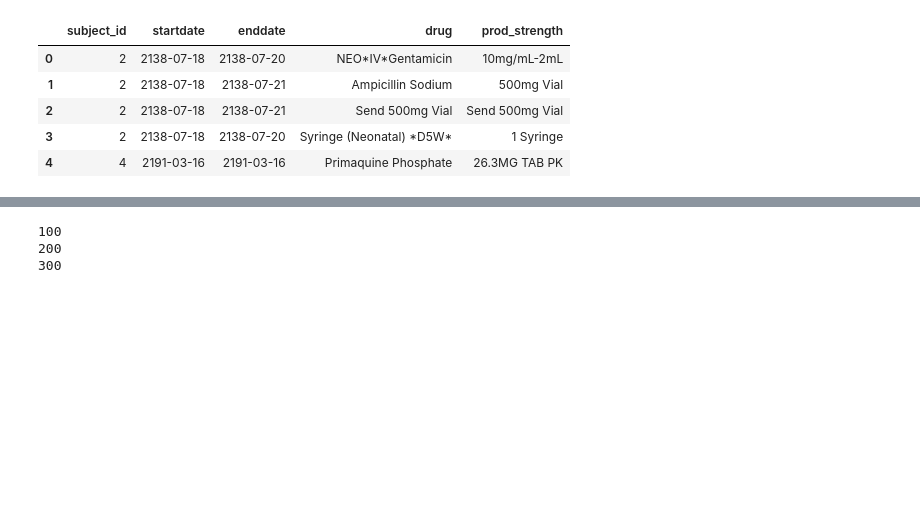
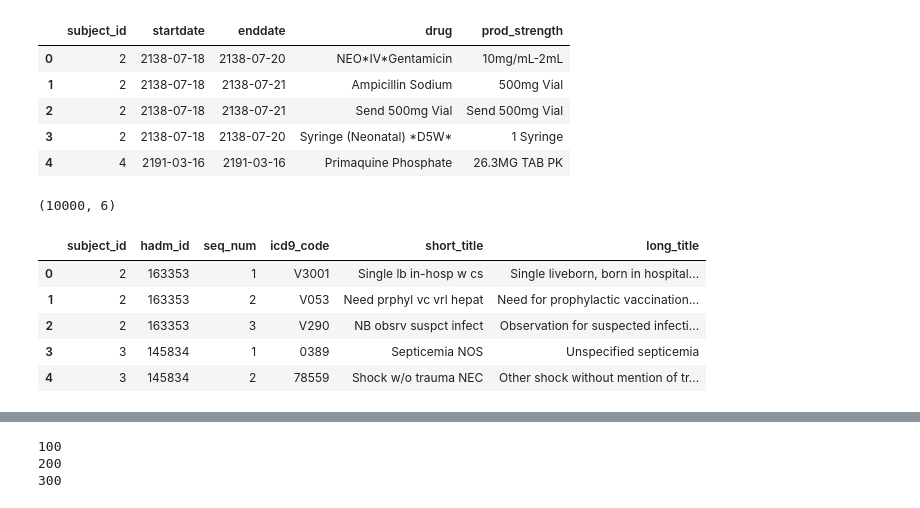
Before and after one commit to amin-nejad/mimic-text-generation, a Jupyter notebook: preprocess_discharge_summaries.ipynb, the cells around one changed output, grey strips where cells are left out. Cells and saved outputs as stored; diff of their text form; code cells hidden in the pictures; blank space fills up the shorter version.

```diff
--- a/preprocess_discharge_summaries.ipynb
+++ b/preprocess_discharge_summaries.ipynb
@@ -400,3 +425,25 @@ df_prescriptions.head()
 | 2 | 2 | 2138-07-18 | 2138-07-21 | Send 500mg Vial | Send 500mg Vial |
 | 3 | 2 | 2138-07-18 | 2138-07-20 | Syringe (Neonatal) *D5W* | 1 Syringe |
 | 4 | 4 | 2191-03-16 | 2191-03-16 | Primaquine Phosphate | 26.3MG TAB PK |
+# %%
+# diagnoses data
+
+df_diagnoses = pd.read_sql_query('''
+  SELECT d.subject_id, d.hadm_id, d.seq_num, d.icd9_code, icd.short_title, icd.long_title
+  FROM diagnoses_icd d
+  INNER JOIN d_icd_diagnoses icd
+  USING (icd9_code)
+  ORDER BY d.subject_id, d.seq_num
+  LIMIT 10000;
+''', cnx)
+
+print(df_diagnoses.shape)
+df_diagnoses.head()
+# %% [output]
+(10000, 6)
+|  | subject_id | hadm_id | seq_num | icd9_code | short_title | long_title |
+| 0 | 2 | 163353 | 1 | V3001 | Single lb in-hosp w cs | Single liveborn, born in hospital... |
+| 1 | 2 | 163353 | 2 | V053 | Need prphyl vc vrl hepat | Need for prophylactic vaccination... |
+| 2 | 2 | 163353 | 3 | V290 | NB obsrv suspct infect | Observation for suspected infecti... |
+| 3 | 3 | 145834 | 1 | 0389 | Septicemia NOS | Unspecified septicemia |
+| 4 | 3 | 145834 | 2 | 78559 | Shock w/o trauma NEC | Other shock without mention of tr... |
```
Also changed, not shown: parts of 3 cells of this notebook, 1 other file.
